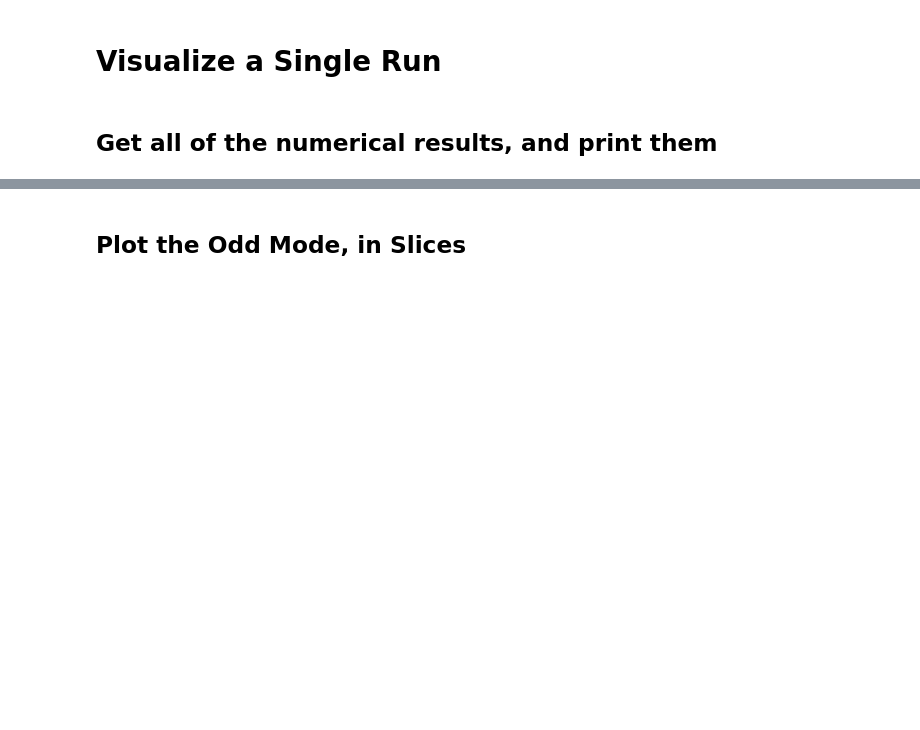
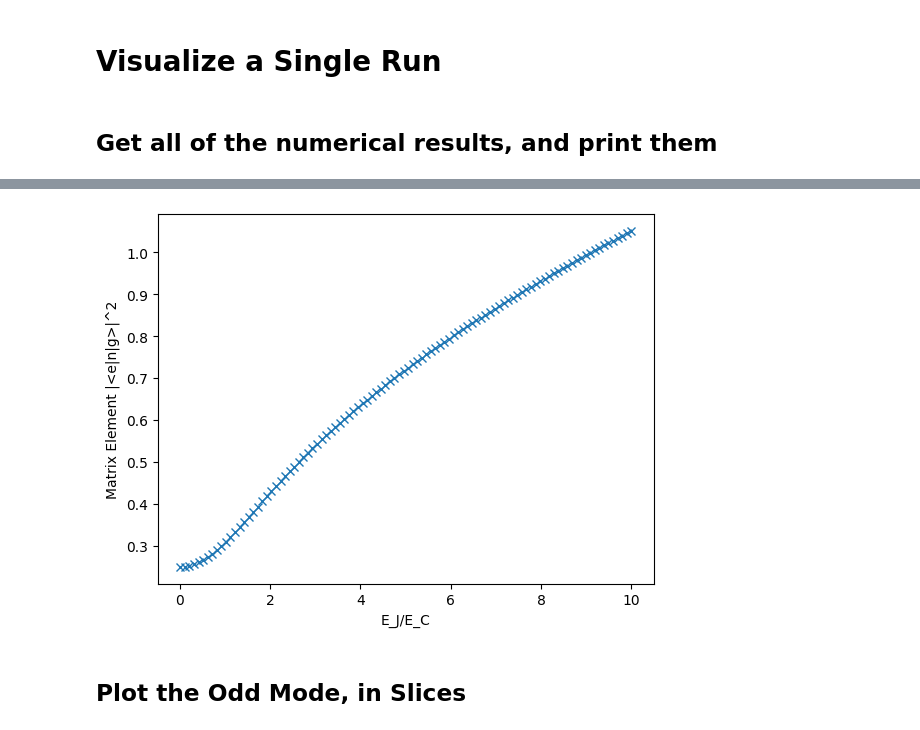
Before and after one commit to vcaipu/cqednumerics, a Jupyter notebook: 3D/VisualizeSingle3D.ipynb, the cells around one changed output, grey strips where cells are left out. Cells and saved outputs as stored; diff of their text form; code cells hidden in the pictures; blank space fills up the shorter version.

```diff
--- a/3D/VisualizeSingle3D.ipynb
+++ b/3D/VisualizeSingle3D.ipynb
@@ -77,2 +267,16 @@ plt.plot(x,coeffs,".")
+# %%
+# Plot how matrix element changes with varying E_J, E_C, e_0
+
+sweep_vals = jnp.linspace(0.01,10,100) # EJ/EC ratios, assuming EC = 1
+mat_element_sweep = jnp.array([get_spontaneous_emission_matrix_element(n,E_J*10,10,plot=False) for E_J in sweep_vals])
+
+plt.plot(sweep_vals,mat_element_sweep**2,"x")
+plt.xlabel("E_J/E_C")
+plt.ylabel("Matrix Element |<e|n|g>|^2")
+plt.show()
+
+# Remember, if we bring islands further apart, we expect EJ/EC to go down. So as we bring islands further, matrix element should go down, and separtion to go up.
+# %% [output]
+[figure, added]
 # %% [markdown]
 ## Plot the Odd Mode, in Slices
```
Also changed, not shown: parts of 11 cells of this notebook, 15 other files.
